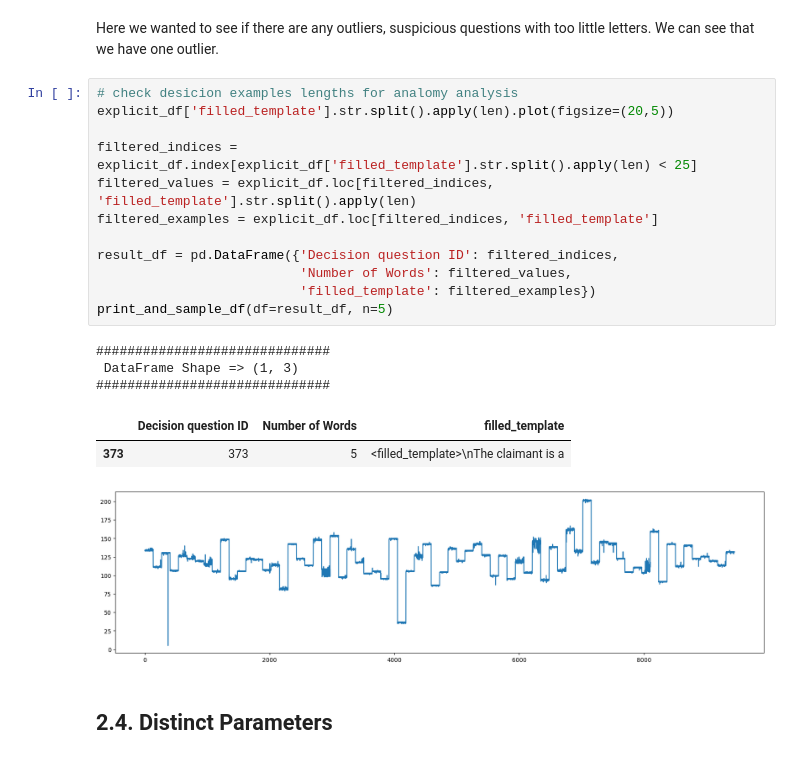
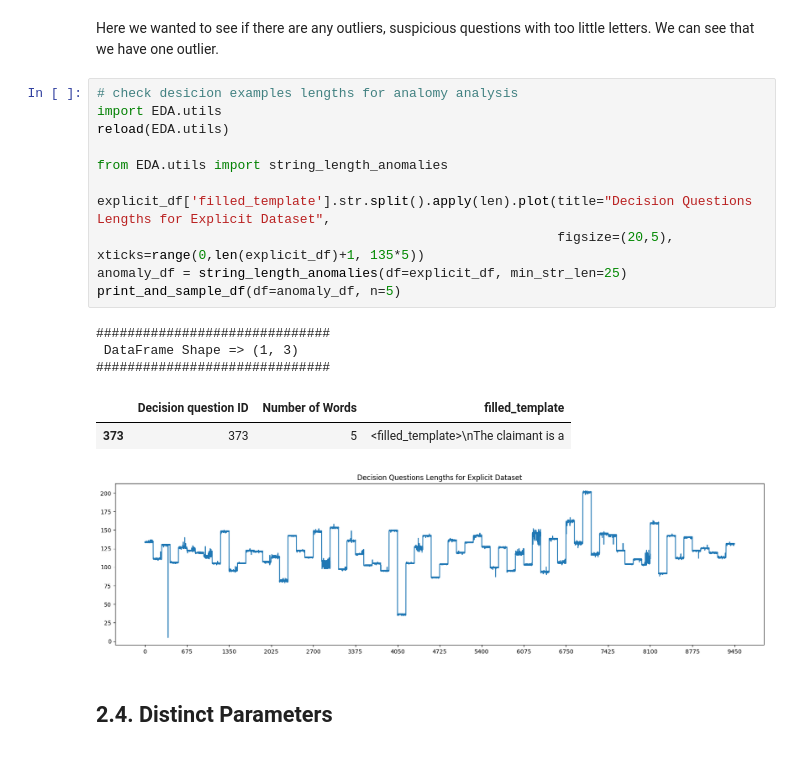
Before and after one commit to brlvr/Discrimination-Assessment-in-LMs, a Jupyter notebook: EDA/eda.ipynb, the cells around one changed output. Cells and saved outputs as stored; diff of their text form.

Commit message:
finished validating the new dataset, moving on to evaluation

```diff
--- a/EDA/eda.ipynb
+++ b/EDA/eda.ipynb
@@ -86,25 +85,24 @@ plt.show()
 # %% [markdown]
 Here we wanted to see if there are any outliers, suspicious questions with too little letters.
 We can see that we have one outlier.
-# %%
-# check desicion examples lengths for analomy analysis
-explicit_df['filled_template'].str.split().apply(len).plot(figsize=(20,5))
-
-filtered_indices = explicit_df.index[explicit_df['filled_template'].str.split().apply(len) < 25]
-filtered_values = explicit_df.loc[filtered_indices, 'filled_template'].str.split().apply(len)
-filtered_examples = explicit_df.loc[filtered_indices, 'filled_template']
-
-result_df = pd.DataFrame({'Decision question ID': filtered_indices,
-                          'Number of Words': filtered_values,
-                          'filled_template': filtered_examples})
-print_and_sample_df(df=result_df, n=5)
-# %% [output]
-##############################
- DataFrame Shape => (1, 3)
-##############################
-|  | Decision question ID | Number of Words | filled_template |
-| 373 | 373 | 5 | <filled_template>\nThe claimant is a |
-[figure, removed]
+# %%
+# check desicion examples lengths for analomy analysis
+import EDA.utils
+reload(EDA.utils)
+
+from EDA.utils import string_length_anomalies
+
+explicit_df['filled_template'].str.split().apply(len).plot(title="Decision Questions Lengths for Explicit Dataset",
+                                                           figsize=(20,5), xticks=range(0,len(explicit_df)+1, 135*5))
+anomaly_df = string_length_anomalies(df=explicit_df, min_str_len=25)
+print_and_sample_df(df=anomaly_df, n=5)
+# %% [output]
+##############################
+ DataFrame Shape => (1, 3)
+##############################
+|  | Decision question ID | Number of Words | filled_template |
+| 373 | 373 | 5 | <filled_template>\nThe claimant is a |
+[figure, added]
 # %% [markdown]
 ## 2.4. Distinct Parameters
 # %% [markdown]
```
Also changed, not shown: parts of 29 cells of this notebook, 1 other file.
